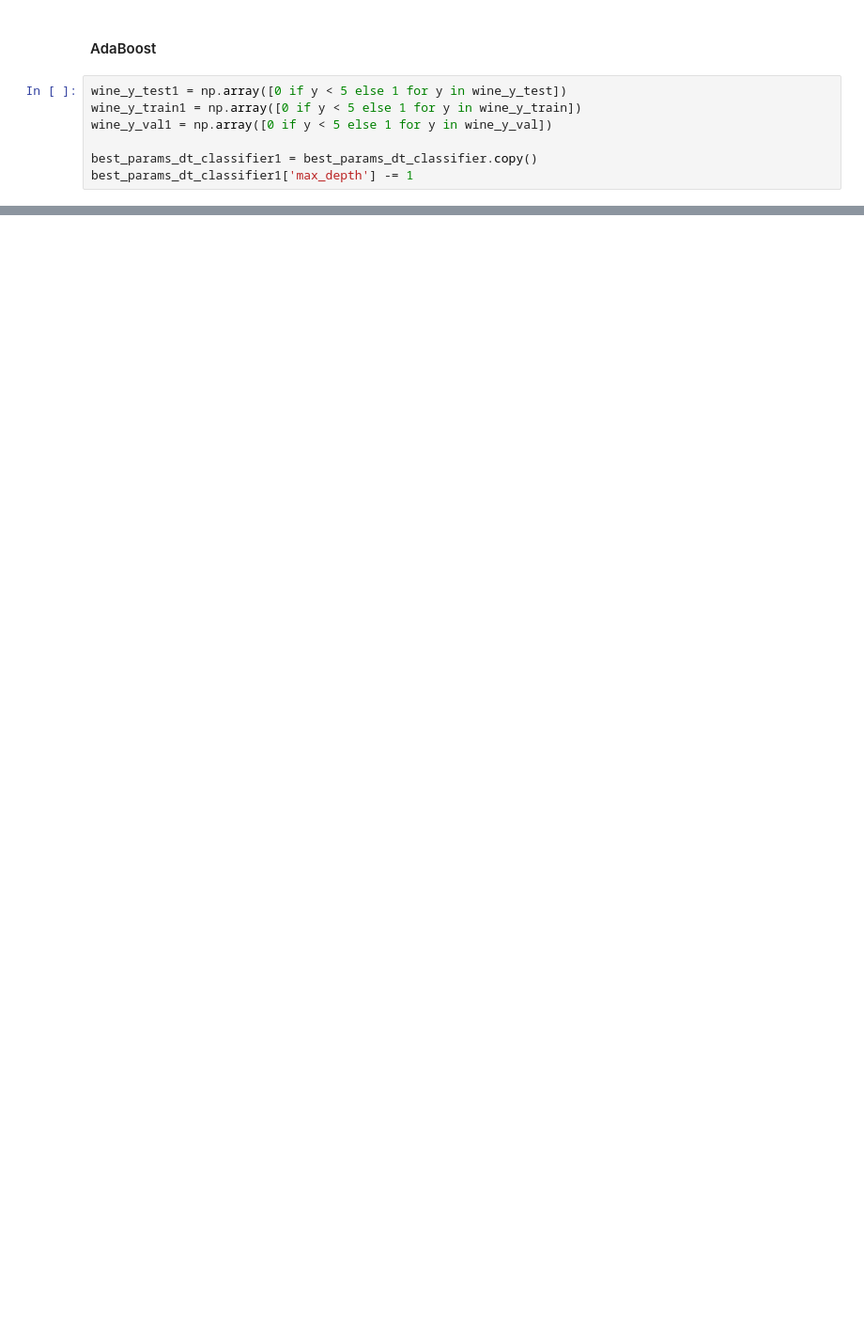
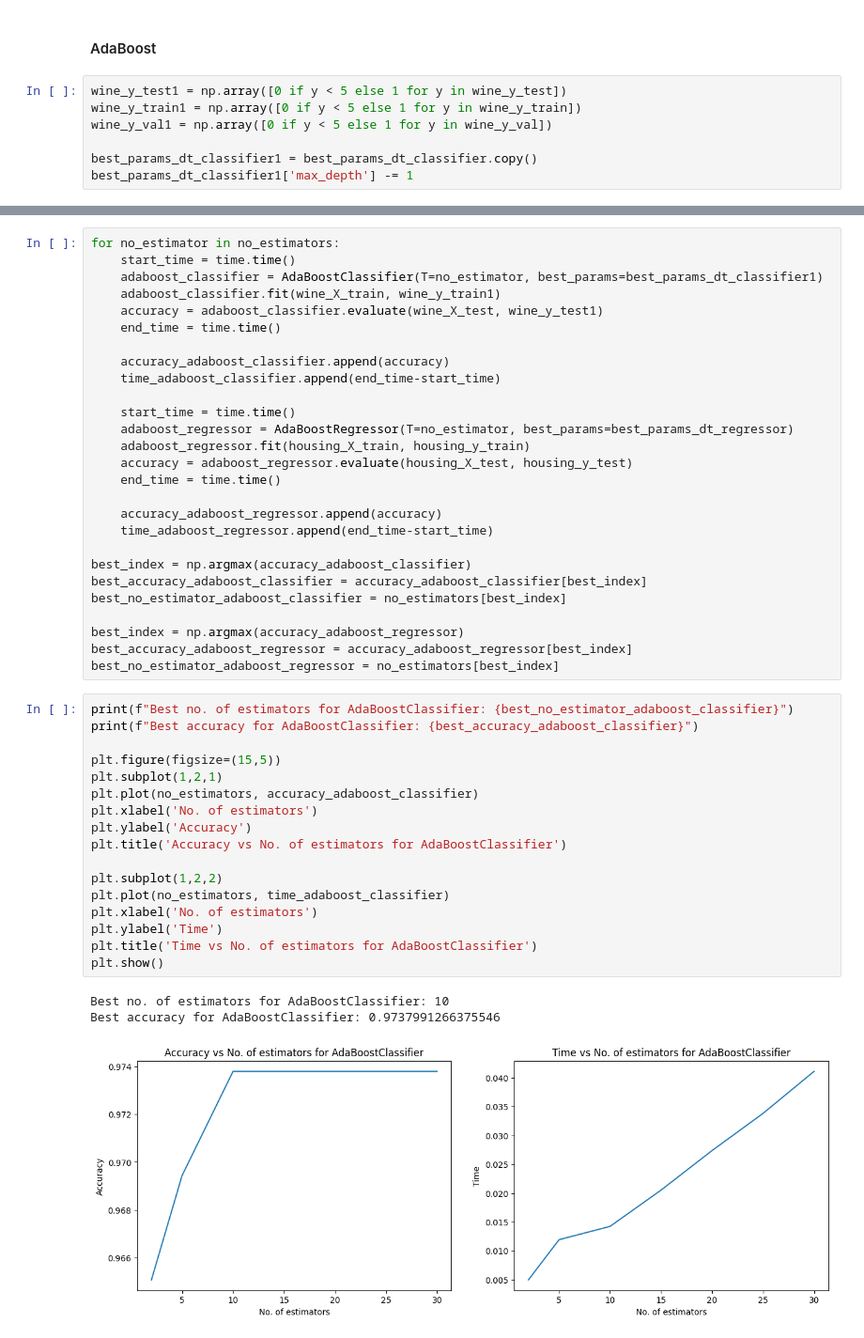
Before and after one commit to bhavberi/SMAI-Monsoon-23-24, a Jupyter notebook: 1.ipynb, the cells around one changed output, grey strips where cells are left out. Shown at 94% size. Drawn from its saved outputs; the diff is of its cells as text; blank space fills up the shorter version.

Commit message:
Added Adaboost regressor

```diff
--- a/1.ipynb
+++ b/1.ipynb
@@ -1548,0 +1622,48 @@ adaboost_classifier.evaluate(wine_X_test, wine_y_test1)
+# %%
+for no_estimator in no_estimators:
+    start_time = time.time()
+    adaboost_classifier = AdaBoostClassifier(T=no_estimator, best_params=best_params_dt_classifier1)
+    adaboost_classifier.fit(wine_X_train, wine_y_train1)
+    accuracy = adaboost_classifier.evaluate(wine_X_test, wine_y_test1)
+    end_time = time.time()
+
+    accuracy_adaboost_classifier.append(accuracy)
+    time_adaboost_classifier.append(end_time-start_time)
+
+    start_time = time.time()
+    adaboost_regressor = AdaBoostRegressor(T=no_estimator, best_params=best_params_dt_regressor)
+    adaboost_regressor.fit(housing_X_train, housing_y_train)
+    accuracy = adaboost_regressor.evaluate(housing_X_test, housing_y_test)
+    end_time = time.time()
+
+    accuracy_adaboost_regressor.append(accuracy)
+    time_adaboost_regressor.append(end_time-start_time)
+
+best_index = np.argmax(accuracy_adaboost_classifier)
+best_accuracy_adaboost_classifier = accuracy_adaboost_classifier[best_index]
+best_no_estimator_adaboost_classifier = no_estimators[best_index]
+
+best_index = np.argmax(accuracy_adaboost_regressor)
+best_accuracy_adaboost_regressor = accuracy_adaboost_regressor[best_index]
+best_no_estimator_adaboost_regressor = no_estimators[best_index]
+# %%
+print(f"Best no. of estimators for AdaBoostClassifier: {best_no_estimator_adaboost_classifier}")
+print(f"Best accuracy for AdaBoostClassifier: {best_accuracy_adaboost_classifier}")
+
+plt.figure(figsize=(15,5))
+plt.subplot(1,2,1)
+plt.plot(no_estimators, accuracy_adaboost_classifier)
+plt.xlabel('No. of estimators')
+plt.ylabel('Accuracy')
+plt.title('Accuracy vs No. of estimators for AdaBoostClassifier')
+
+plt.subplot(1,2,2)
+plt.plot(no_estimators, time_adaboost_classifier)
+plt.xlabel('No. of estimators')
+plt.ylabel('Time')
+plt.title('Time vs No. of estimators for AdaBoostClassifier')
+plt.show()
+# %% [output]
+Best no. of estimators for AdaBoostClassifier: 10
+Best accuracy for AdaBoostClassifier: 0.9737991266375546
+[figure, added]
```
Also changed, not shown: parts of 11 cells of this notebook.
